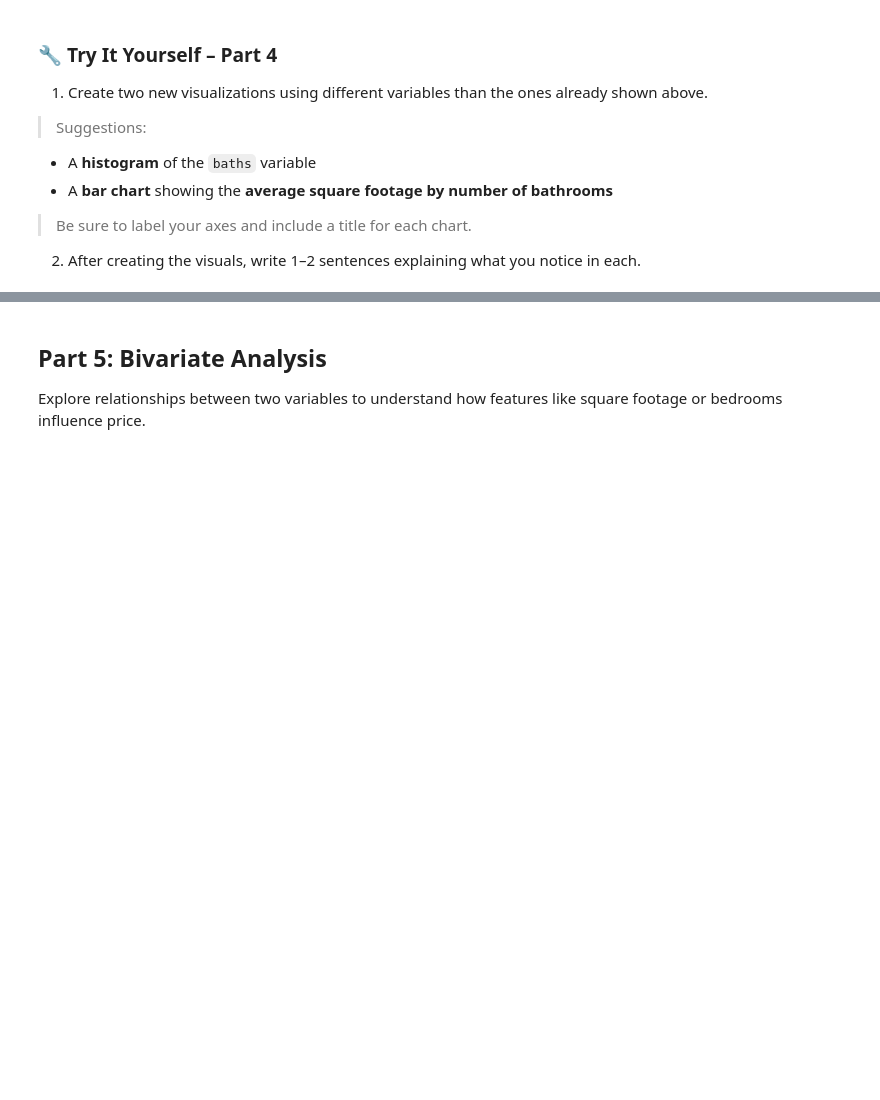
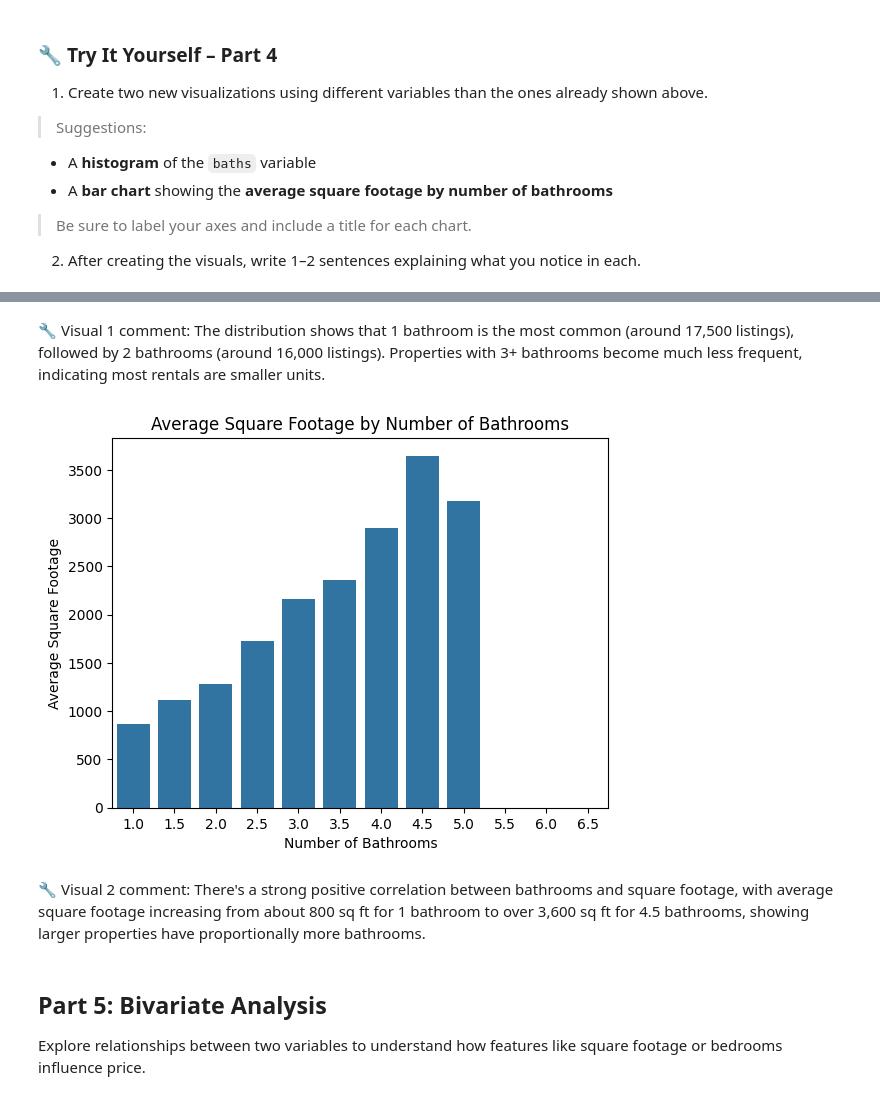
Before and after one commit to DataMiaoWH/DeepLearningExamples, a Jupyter notebook: Labs/lab_05_eda.ipynb, the cells around one changed output, grey strips where cells are left out. Saved outputs shown, nothing was run; the diff lists cells and outputs as text; code cells hidden in the pictures; blank space fills up the shorter version.

```diff
--- a/Labs/lab_05_eda.ipynb
+++ b/Labs/lab_05_eda.ipynb
@@ -264,3 +266,18 @@ plt.show()
+# %% [markdown]
+🔧 Visual 1 comment: The distribution shows that 1 bathroom is the most common (around 17,500 listings), followed by 2 bathrooms (around 16,000 listings). Properties with 3+ bathrooms become much less frequent, indicating most rentals are smaller units.
+# %%
+# Visual 2 🔧
+# Visual 2: Bar chart showing the average square footage by number of bathrooms
+avg_sqft_baths = df.groupby('baths')['sqft'].mean().sort_index()
+sns.barplot(x=avg_sqft_baths.index, y=avg_sqft_baths.values)
+plt.title("Average Square Footage by Number of Bathrooms")
+plt.xlabel("Number of Bathrooms")
+plt.ylabel("Average Square Footage")
+plt.show()
+# %% [output]
+[figure, added]
+# %% [markdown]
+🔧 Visual 2 comment: There's a strong positive correlation between bathrooms and square footage, with average square footage increasing from about 800 sq ft for 1 bathroom to over 3,600 sq ft for 4.5 bathrooms, showing larger properties have proportionally more bathrooms.
 # %% [markdown]
 ## Part 5: Bivariate Analysis
 
```
Also changed, not shown: parts of 13 cells of this notebook.
